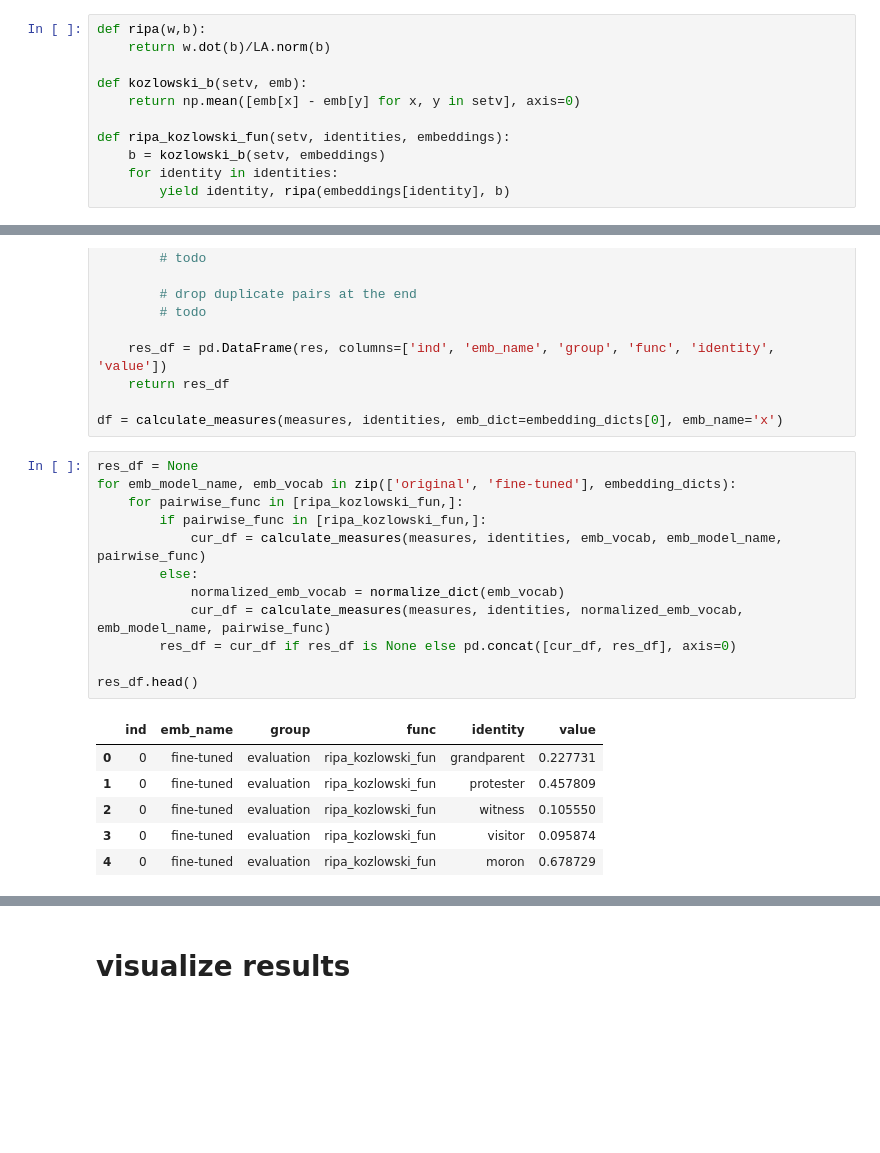
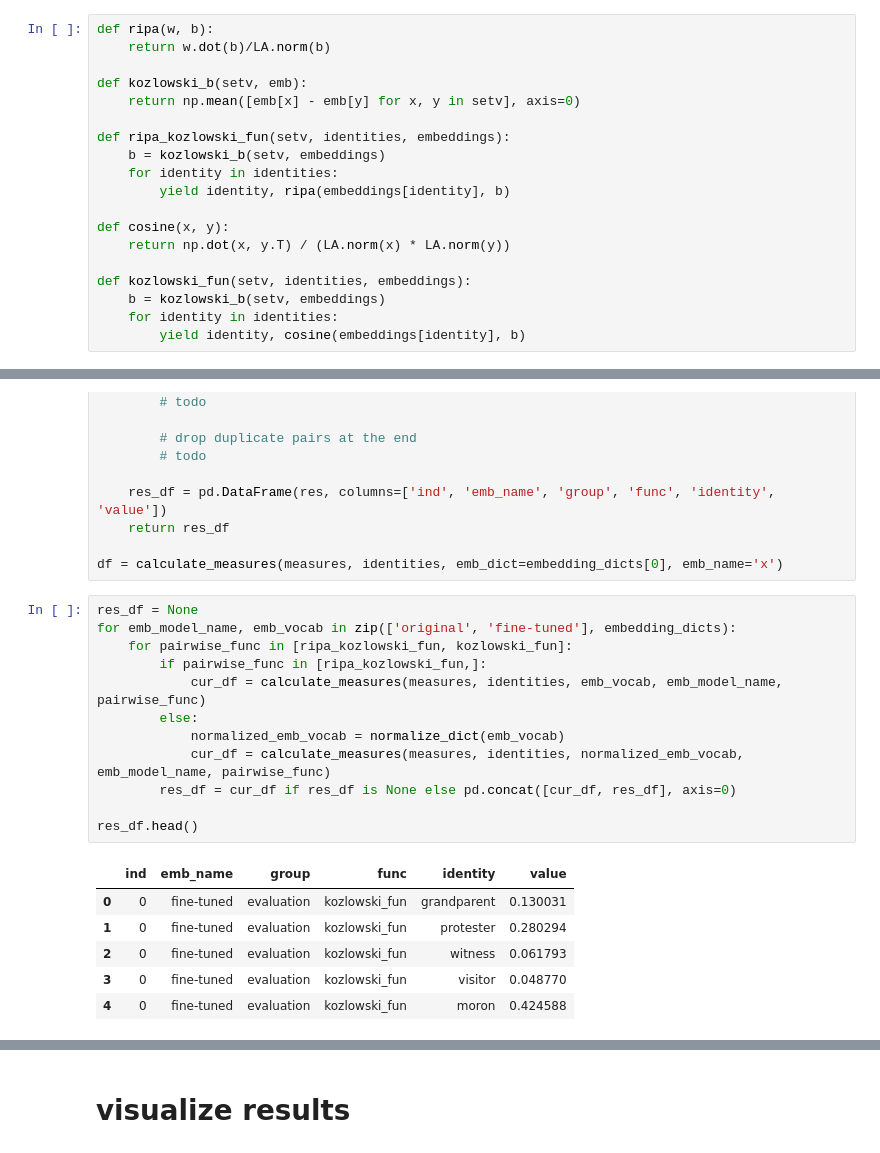
Before and after one commit to navidmdn/identity_embedding, a Jupyter notebook: embedding_interpretation.ipynb, the cells around one changed output, grey strips where cells are left out. Saved outputs shown, nothing was run; the diff lists cells and outputs as text; blank space fills up the shorter version.

```diff
--- a/embedding_interpretation.ipynb
+++ b/embedding_interpretation.ipynb
@@ -636,7 +636,7 @@ for emb_model in emb_models:
 # %% [markdown]
 ## define similarity functions
 # %%
-def ripa(w,b):
+def ripa(w, b):
     return w.dot(b)/LA.norm(b)
 
 def kozlowski_b(setv, emb):
@@ -646,6 +646,14 @@ def ripa_kozlowski_fun(setv, identities, embeddings):
     b = kozlowski_b(setv, embeddings)
     for identity in identities:
         yield identity, ripa(embeddings[identity], b)
+
+def cosine(x, y):
+    return np.dot(x, y.T) / (LA.norm(x) * LA.norm(y))
+
+def kozlowski_fun(setv, identities, embeddings):
+    b = kozlowski_b(setv, embeddings)
+    for identity in identities:
+        yield identity, cosine(embeddings[identity], b)
 # %% [markdown]
 ## calculate measure
 # %%
@@ -699,19 +707,19 @@ df = calculate_measures(measures, identities, emb_dict=embedding_dicts[0], emb_n
 # %%
 res_df = None
 for emb_model_name, emb_vocab in zip(['original', 'fine-tuned'], embedding_dicts):
-    for pairwise_func in [ripa_kozlowski_fun,]:
+    for pairwise_func in [ripa_kozlowski_fun, kozlowski_fun]:
         if pairwise_func in [ripa_kozlowski_fun,]:
             cur_df = calculate_measures(measures, identities, emb_vocab, emb_model_name, pairwise_func)
         else:
             normalized_emb_vocab = normalize_dict(emb_vocab)
             cur_df = calculate_measures(measures, identities, normalized_emb_vocab, emb_model_name, pairwise_func)
         res_df = cur_df if res_df is None else pd.concat([cur_df, res_df], axis=0)
 
 res_df.head()
 # %% [output]
 |  | ind | emb_name | group | func | identity | value |
-| 0 | 0 | fine-tuned | evaluation | ripa_kozlowski_fun | grandparent | 0.227731 |
-| 1 | 0 | fine-tuned | evaluation | ripa_kozlowski_fun | protester | 0.457809 |
-| 2 | 0 | fine-tuned | evaluation | ripa_kozlowski_fun | witness | 0.105550 |
-| 3 | 0 | fine-tuned | evaluation | ripa_kozlowski_fun | visitor | 0.095874 |
-| 4 | 0 | fine-tuned | evaluation | ripa_kozlowski_fun | moron | 0.678729 |
+| 0 | 0 | fine-tuned | evaluation | kozlowski_fun | grandparent | 0.130031 |
+| 1 | 0 | fine-tuned | evaluation | kozlowski_fun | protester | 0.280294 |
+| 2 | 0 | fine-tuned | evaluation | kozlowski_fun | witness | 0.061793 |
+| 3 | 0 | fine-tuned | evaluation | kozlowski_fun | visitor | 0.048770 |
+| 4 | 0 | fine-tuned | evaluation | kozlowski_fun | moron | 0.424588 |
```
Also changed, not shown: parts of 11 cells of this notebook.
